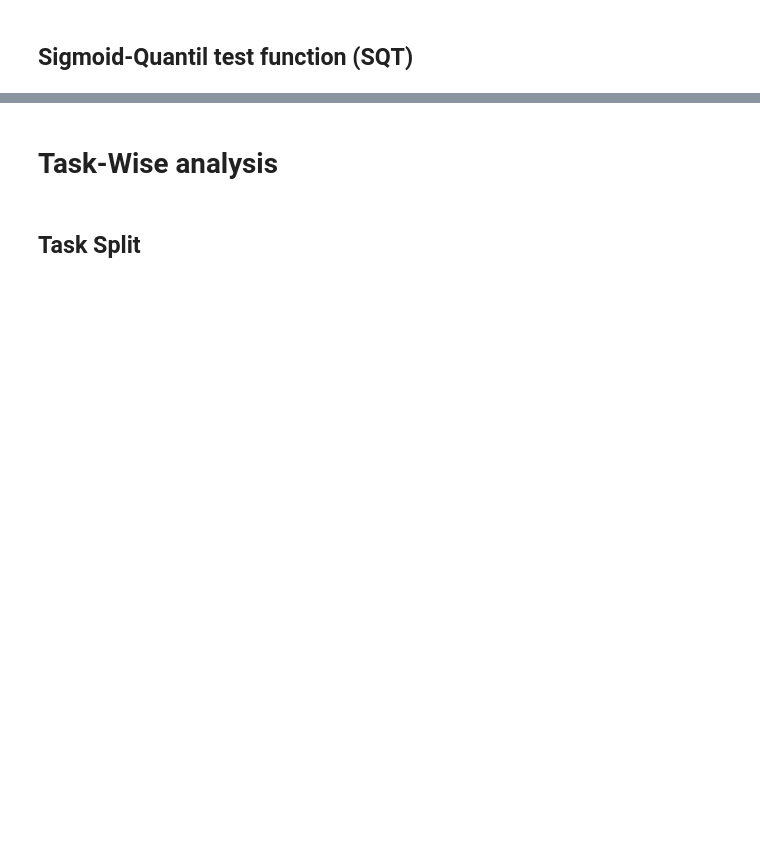
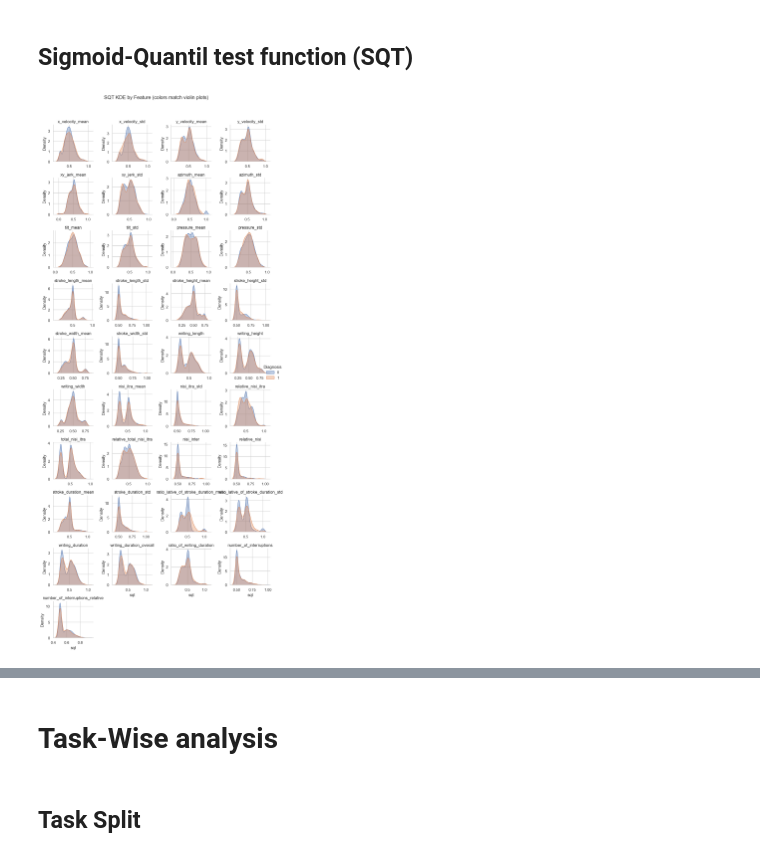
Before and after one commit to RichardLadislav/DOLPHIN-NDD_diagnostic, a Jupyter notebook: handcrafted_features_extraction/hf_analysis_refactor.ipynb, the cells around one changed output, grey strips where cells are left out. Cells and saved outputs as stored; diff of their text form; code cells hidden in the pictures; blank space fills up the shorter version.

```diff
--- a/handcrafted_features_extraction/hf_analysis_refactor.ipynb
+++ b/handcrafted_features_extraction/hf_analysis_refactor.ipynb
@@ -561 +549,4 @@ sqt_long.sample(50)
+# %%
+sqt_long = sigmoid_quantile_test(df, q=0.95)
+sqt_long.sample(10)
 # %%
@@ -639 +635,5 @@ plt.show()
+# %%
+plot_sqt_kde(sqt_long)
+# %% [output]
+[figure, added]
 # %%
```
Also changed, not shown: parts of 13 cells of this notebook.
